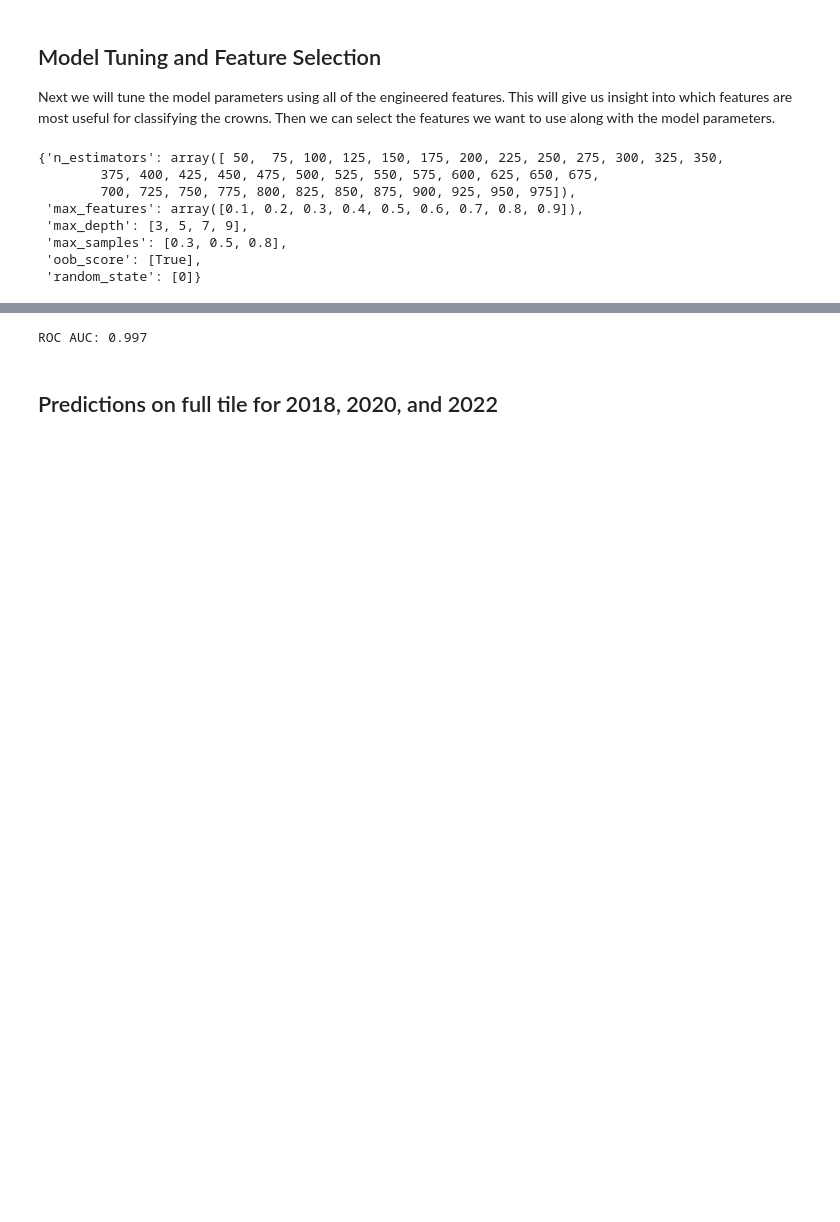
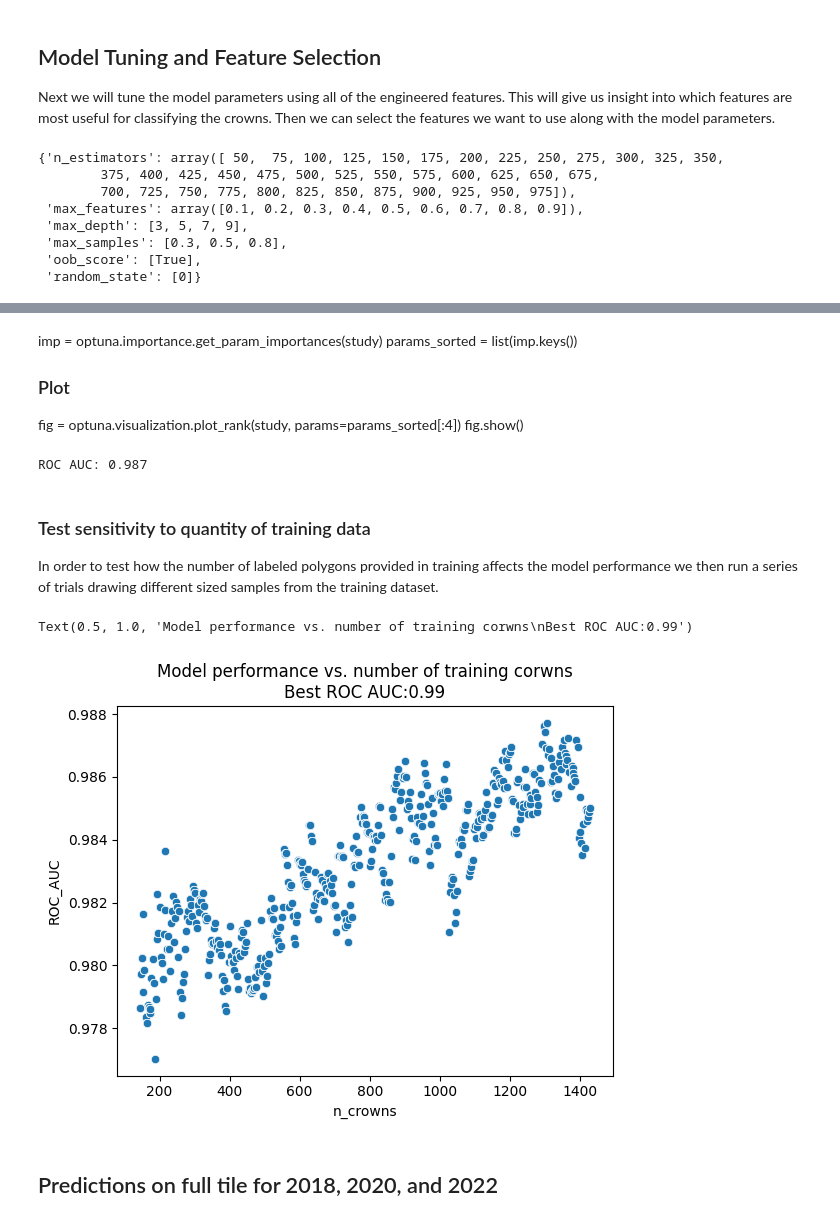
Before and after one commit to kulpojke/tree-mortality, a Jupyter notebook: src/mortality_classification.ipynb, the cells around one changed output, grey strips where cells are left out. Cells and saved outputs as stored; diff of their text form; code cells hidden in the pictures; blank space fills up the shorter version.

```diff
--- a/src/mortality_classification.ipynb
+++ b/src/mortality_classification.ipynb
@@ -486,7 +476,11 @@ sns.heatmap(data=data[data.n50 != -99][use_cols].corr());
+# %% [markdown]
+imp = optuna.importance.get_param_importances(study)
+params_sorted = list(imp.keys())
+
+### Plot
+fig = optuna.visualization.plot_rank(study, params=params_sorted[:4])
+fig.show()
 # %%
-# number of variables to use
-n_cols = 23
-
 # get model params
 use_cols = cols[indices[:n_cols]]
 X = train[use_cols]
@@ -497,7 +491,7 @@ final_model = RandomForestClassifier(
     max_features=rf_max_features,
     max_depth=rf_max_depth,
     #max_samples=rf_max_samples,
-    oob_score=True,
+    oob_score=False,
     random_state=np.random.seed(1234)
 ).fit(X, y)
 
@@ -508,7 +502,7 @@ y_test = test.y
 roc = roc_auc_score(y_test, final_model.predict_proba(X_test)[:,1])
 print(f'ROC AUC: {roc:.3f}')
 # %% [output]
-ROC AUC: 0.997
+ROC AUC: 0.987
 # %%
 pred_prob = final_model.predict_proba(X_test)
 alive_prob = pred_prob[:,1]
@@ -517,3 +511,7 @@ alive_prob = pred_prob[:,1]
 import pickle
 filename = '/home/michael/TreeMortality/src/RF_model.sav'
 pickle.dump(model, open(filename, 'wb'))
+# %% [markdown]
+### Test sensitivity to quantity of training data
+
+In order to test how the number of labeled polygons provided in training affects the model performance we then run a series of trials drawing different sized samples from the training dataset.
@@ -520,3 +566,10 @@ pickle.dump(model, open(filename, 'wb'))
+# %%
+score_df = n_train_sensitivity_test(train, test, use_cols, step=0.002, replicates=10)
+sns.scatterplot(data=score_df, x='n_crowns', y='ROC_AUC');
+plt.title(f'Model performance vs. number of training crowns\nBest ROC AUC:{score_df.ROC_AUC.max():.2f}')
+# %% [output]
+Text(0.5, 1.0, 'Model performance vs. number of training corwns\nBest ROC AUC:0.99')
+[figure, added]
 # %% [markdown]
 ## Predictions on full tile for 2018, 2020, and 2022
 # %%
```
Also changed, not shown: parts of 10 cells of this notebook.
